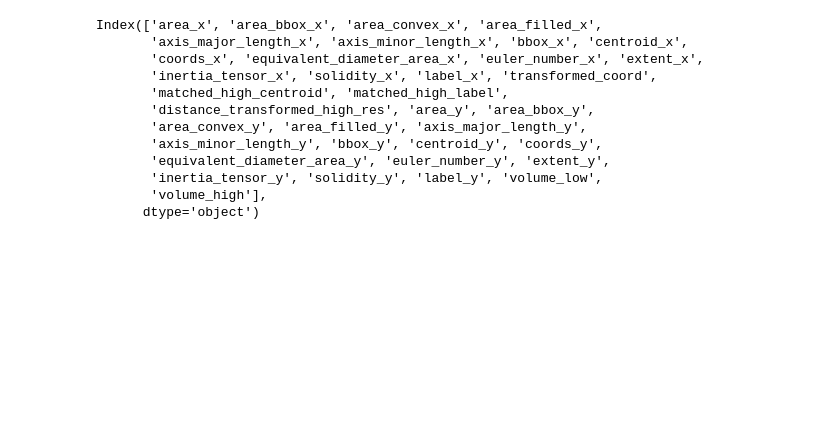
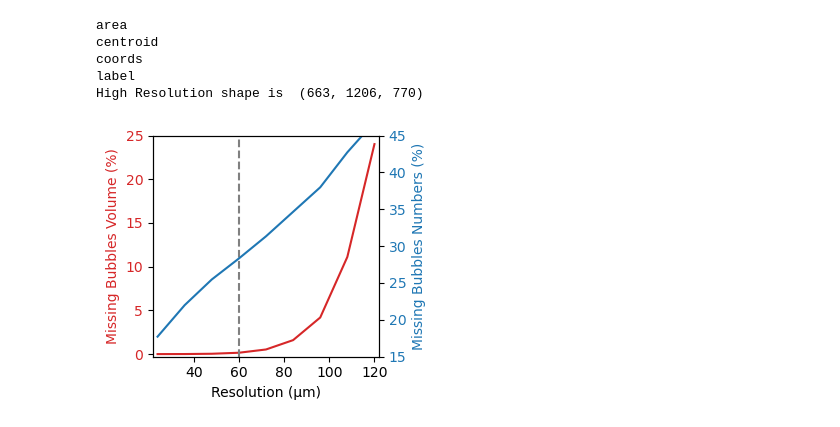
Before and after one commit to Faramarz-bagherzadeh/MicroCT_Segmentation_3DUnet, a Jupyter notebook: 1_Finding_best_resolution/draw_figures_.ipynb, the cells around one changed output. Cells and saved outputs as stored; diff of their text form; code cells hidden in the pictures; blank space fills up the shorter version.

```diff
--- a/1_Finding_best_resolution/draw_figures_.ipynb
+++ b/1_Finding_best_resolution/draw_figures_.ipynb
@@ -24,15 +46,62 @@ data = pd.read_excel('clean_data.xlsx')
 # %%
-print (data.columns)
+path = 'data/High_res_mask.tif'
+high_res = tifffile.imread(path)
+
+labelled_high_res = morphology.label(high_res, connectivity=2, background=1)
+regions_high_res = regionprops(labelled_high_res)
+
+# properties data frame (pdf)
+with warnings.catch_warnings():
+    warnings.simplefilter("ignore")
+    pdf_high =extract_properties(regions_high_res).drop(columns = ['transformed_coord','matched_high_centroid',
+                                                                   'matched_high_label','distance_transformed_high_res'])
+
+print ('High Resolution shape is ',high_res.shape)
+
+pdf_high = pdf_high.drop(index=0)
 # %% [output]
-Index(['area_x', 'area_bbox_x', 'area_convex_x', 'area_filled_x',
-       'axis_major_length_x', 'axis_minor_length_x', 'bbox_x', 'centroid_x',
-       'coords_x', 'equivalent_diameter_area_x', 'euler_number_x', 'extent_x',
-       'inertia_tensor_x', 'solidity_x', 'label_x', 'transformed_coord',
-       'matched_high_centroid', 'matched_high_label',
-       'distance_transformed_high_res', 'area_y', 'area_bbox_y',
-       'area_convex_y', 'area_filled_y', 'axis_major_length_y',
-       'axis_minor_length_y', 'bbox_y', 'centroid_y', 'coords_y',
-       'equivalent_diameter_area_y', 'euler_number_y', 'extent_y',
-       'inertia_tensor_y', 'solidity_y', 'label_y', 'volume_low',
-       'volume_high'],
-      dtype='object')
+area
+centroid
+coords
+label
+High Resolution shape is  (663, 1206, 770)
+# %%
+all_bubbles_volume = pdf_high.area.sum()
+all_bubbles_number = len(pdf_high.area)
+lost_bubbles_number = []
+lost_bubbles_volume = []
+scales = []
+for scale in range (2,11):
+    scales.append(scale*12)
+    lost_bubbles_number.append(100*len(pdf_high[pdf_high.area / scale**3 < 1]['area']) / all_bubbles_number)
+    lost_bubbles_volume.append((pdf_high[pdf_high.area / scale**3 < 1]['area'].sum()*scale**3) / all_bubbles_volume)
+# %%
+
+
+
+
+fig, ax1 = plt.subplots(figsize=(3.5, 3))
+color = 'tab:red'
+ax1.set_xlabel('Resolution (µm)', color='black')
+ax1.set_ylabel('Missing Bubbles Volume (%)', color=color)
+ax1.plot(scales,lost_bubbles_volume, color=color)
+ax1.tick_params(axis='y', labelcolor=color)
+ax1.set_xlim(22,122)
+ax1.set_ylim(-0.3,25)
+
+ax2 = ax1.twinx()  # instantiate a second axes that shares the same x-axis
+
+color = 'tab:blue'
+ax2.set_ylabel('Missing Bubbles Numbers (%)', color=color)  # we already handled the x-label with ax1
+ax2.plot(scales,lost_bubbles_number, color=color)
+ax2.tick_params(axis='y', labelcolor=color)
+ax2.set_ylim(15,45)
+
+# Adding a dashed line at x = 60
+ax1.axvline(x=60, linestyle='--', color='gray')  # Vertical dashed line at x = 60
+
+fig.tight_layout()# otherwise the right y-label is slightly clipped
+plt.savefig('Downsampling_Effect.pdf', dpi=400)
+plt.show()
+# %% [output]
+[figure, added]
```
Also changed, not shown: parts of 2 cells of this notebook.
